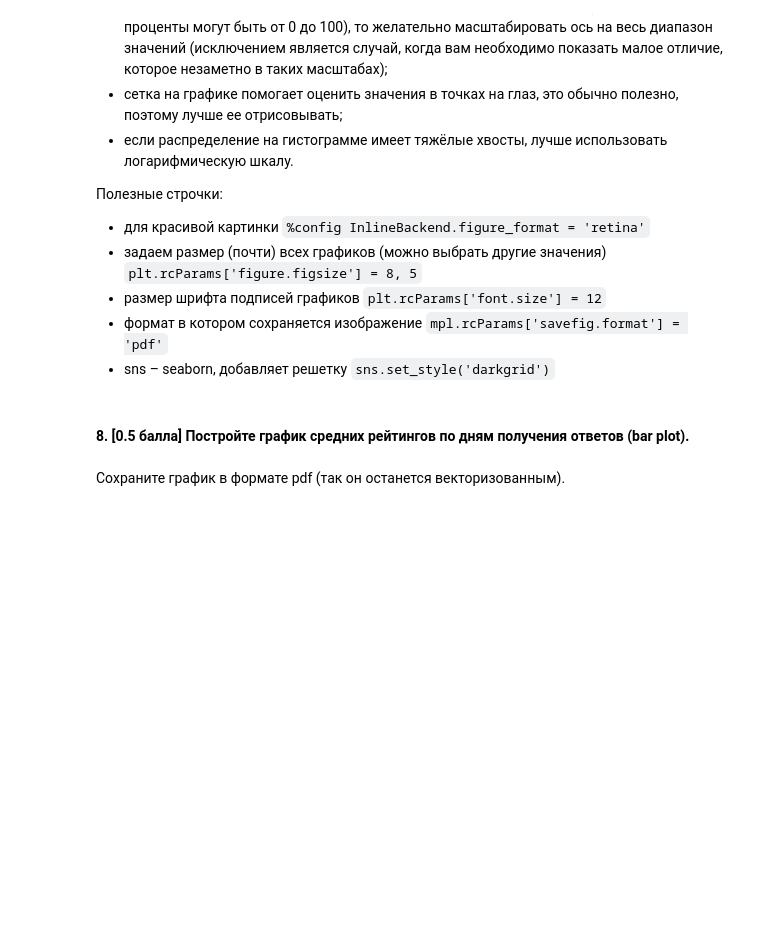
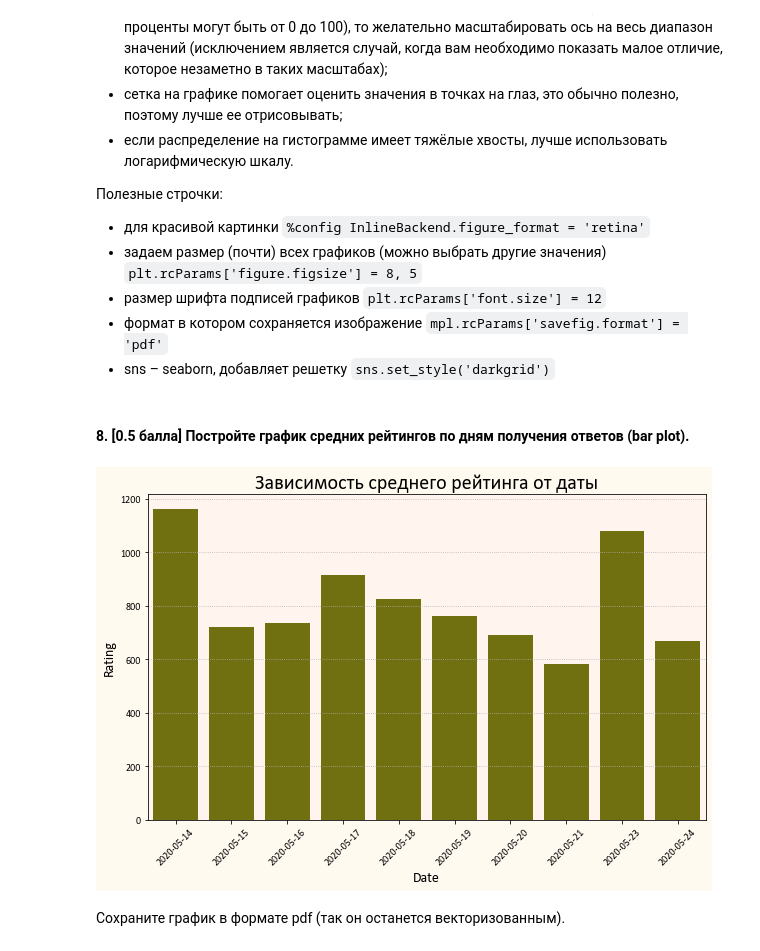
Before and after one commit to SciWake/Intermediate_education, a Jupyter notebook: Machine_learning/homeworks-practice/homework-practice-01-pandas.ipynb, the cells around one changed output. Cells and saved outputs as stored; diff of their text form; code cells hidden in the pictures; blank space fills up the shorter version.

```diff
--- a/Machine_learning/homeworks-practice/homework-practice-01-pandas.ipynb
+++ b/Machine_learning/homeworks-practice/homework-practice-01-pandas.ipynb
@@ -341,2 +395,31 @@ import matplotlib.pyplot as plt
+# %%
+# from matplotlib.backends.backend_pdf import PdfPages
+
+# pp = PdfPages('bar_plot.pdf')
+plt.rcParams['pdf.fonttype'] = 42
+plt.rcParams['font.family'] = 'Calibri'
+
+fig = plt.figure(figsize=(10, 6))
+
+ax = fig.add_subplot()
+
+sns.barplot(
+    x=sort(data.timestamp.dt.date.unique()),
+    y=data.groupby(by=data.timestamp.dt.date)['rating'].mean(),
+    color='olive')
+
+ax.tick_params(axis='x', labelrotation=45)
+
+ax.grid(axis='y', linestyle=':')
+
+fig.set_facecolor('floralwhite')
+ax.set_facecolor('seashell')
+ax.set_xlabel('Date', fontsize=14)
+ax.set_ylabel('Rating', fontsize=14)
+ax.set_title('Зависимость среднего рейтинга от даты', fontsize=20)
+
+plt.show()
+# %% [output]
+[figure, added]
 # %% [markdown]
 Сохраните график в формате pdf (так он останется векторизованным).
```
Also changed, not shown: parts of 23 cells of this notebook, 1 other file.
